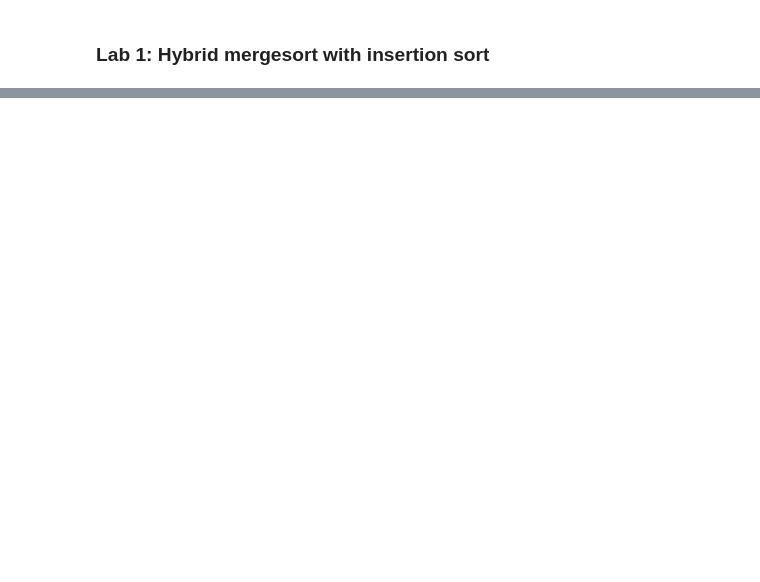
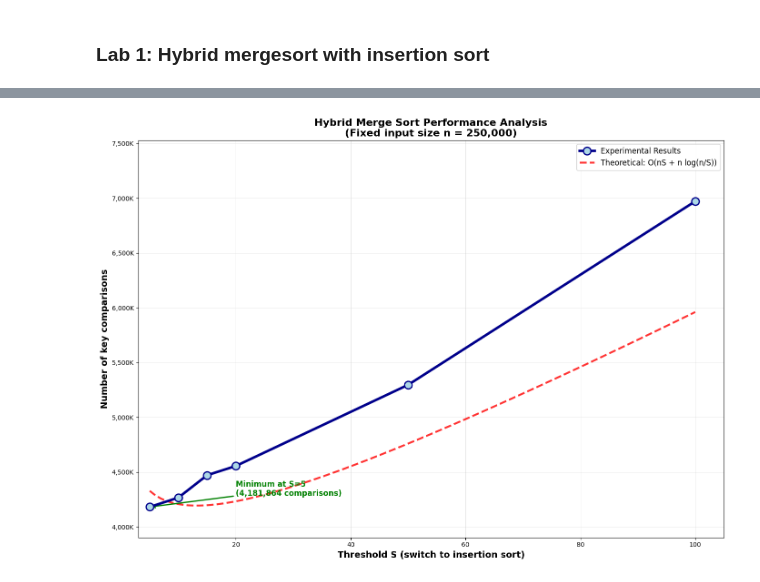
Before and after one commit to UnpretentiousCoder/Algo_design_and_analysis, a Jupyter notebook: lab1.ipynb, the cells around one changed output, grey strips where cells are left out. Cells and saved outputs as stored; diff of their text form; code cells hidden in the pictures; blank space fills up the shorter version.

```diff
--- a/lab1.ipynb
+++ b/lab1.ipynb
@@ -101,0 +164,19 @@ Testing size: 10,000,000
+# %%
+import time
+S = [5, 10, 15, 20, 50, 100]
+results_s = {}
+for s in S:
+    print(f"Testing S: {s}")
+
+    comparison_count = 0
+
+    arr_copy = test_arrays[250000].copy()
+
+    start_time = time.time()
+    sorted_arr, comparison_count = mergesort_hybrid(arr_copy, s, 0)
+    end_time = time.time()
+
+    results_s[s] = comparison_count
+
+    print(f"  Comparisons: {comparison_count:,}")
+    print(f"  Time: {end_time - start_time:.4f} seconds")
@@ -101,0 +202,78 @@ Testing size: 10,000,000
+# %%
+import matplotlib.pyplot as plt
+import numpy as np
+
+# Your experimental data
+S = [5, 10, 15, 20, 50, 100]
+x = S
+y = list(results_s.values())
+
+# Create theoretical analysis curves
+S_theory = np.linspace(min(S), max(S), 100)
+n = 250000  # Your fixed input size
+
+# Theoretical hybrid merge sort complexity: O(nS + n*log(n/S))
+# Adjust these constants based on your data range for visualization
+max_comparisons = max(y)
+min_comparisons = min(y)
+
+# Estimate constants to fit your data scale
+c1 = (max_comparisons - min_comparisons) / (n * (max(S) - min(S)))  # For nS component
+c2 = min_comparisons / (n * np.log2(n / min(S)))  # For n*log(n/S) component
+
+theoretical_comparisons = c1 * n * S_theory + c2 * n * np.log2(n / S_theory)
+
+# Create the enhanced plot
+plt.figure(figsize=(14, 10))
+
+# Plot your actual experimental data (prominent)
+plt.plot(x, y, marker='o', linestyle='-', linewidth=4, markersize=12,
+         color='darkblue', label="Experimental Results", zorder=5, markerfacecolor='lightblue', markeredgewidth=2)
+
+# Plot theoretical curve
+plt.plot(S_theory, theoretical_comparisons, linestyle='--', linewidth=3,
+         color='red', label="Theoretical: O(nS + n log(n/S))", alpha=0.8)
+
+# Add annotations for key insights
+optimal_S = x[y.index(min(y))]
+plt.annotate(f'Minimum at S={optimal_S}\n({min(y):,} comparisons)',
+             xy=(optimal_S, min(y)), xytext=(optimal_S+15, min(y)+100000),
+             arrowprops=dict(arrowstyle='->', color='green', lw=2),
+             fontsize=12, color='green', fontweight='bold')
+
+# Enhanced styling
+plt.xlabel("Threshold S (switch to insertion sort)", fontsize=14, fontweight='bold')
+plt.ylabel("Number of key comparisons", fontsize=14, fontweight='bold')
+plt.title(f"Hybrid Merge Sort Performance Analysis\n(Fixed input size n = {n:,})",
+          fontsize=16, fontweight='bold')
+
+# Format y-axis for better readability
+plt.ticklabel_format(style='plain', axis='y')
+y_ticks = plt.yticks()[0]
+plt.yticks(y_ticks, [f'{int(tick/1000):,}K' for tick in y_ticks])
+
+# Add grid and legend
+plt.grid(True, alpha=0.4, linestyle='-', linewidth=0.5)
+plt.legend(fontsize=12, loc='upper right', framealpha=0.9)
+
+# Set reasonable axis limits
+plt.xlim(min(S) - 2, max(S) + 5)
+comparison_range = max(y) - min(y)
+plt.ylim(min(y) - comparison_range*0.1, max(y) + comparison_range*0.2)
+
+plt.tight_layout()
+plt.show()
+
+# Print analysis
+print("HYBRID MERGE SORT ANALYSIS")
+print("=" * 50)
+print(f"Fixed input size (n): {n:,}")
+print(f"Threshold values tested: {S}")
+print("\nExperimental Results:")
+for s, comparisons in zip(x, y):
+    print(f"S = {s:3d}: {comparisons:,} comparisons")
+
+print(f"\nOptimal threshold: S = {optimal_S}")
+print(f"Minimum comparisons: {min(y):,}")
+# %% [output]
+[figure, added]
```
Also changed, not shown: parts of 15 cells of this notebook.
